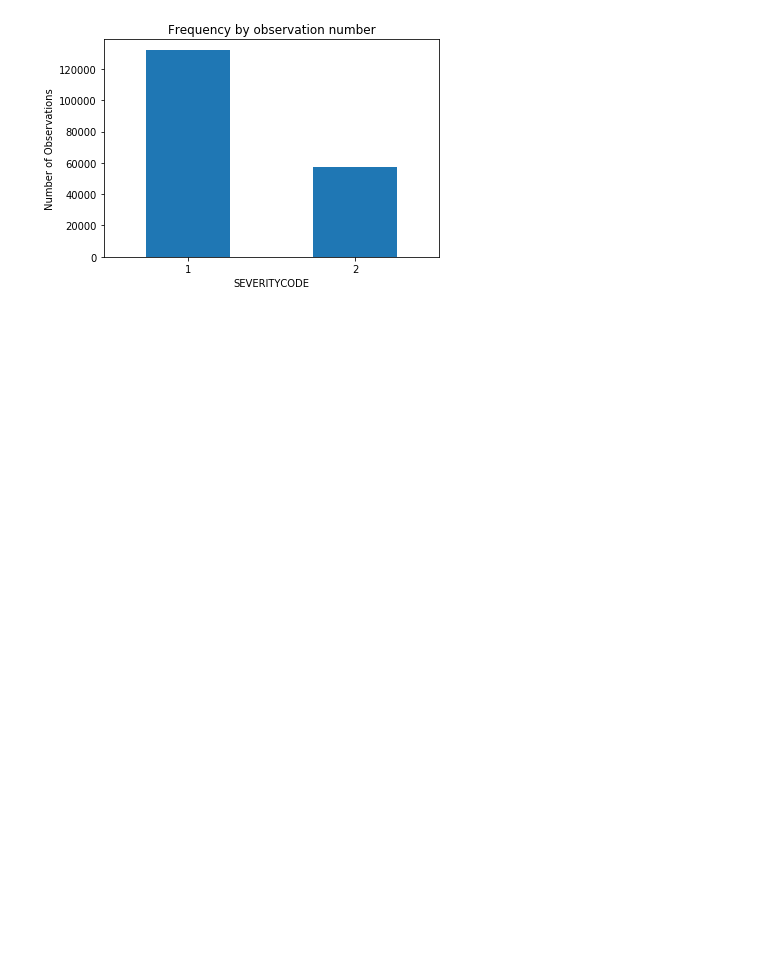
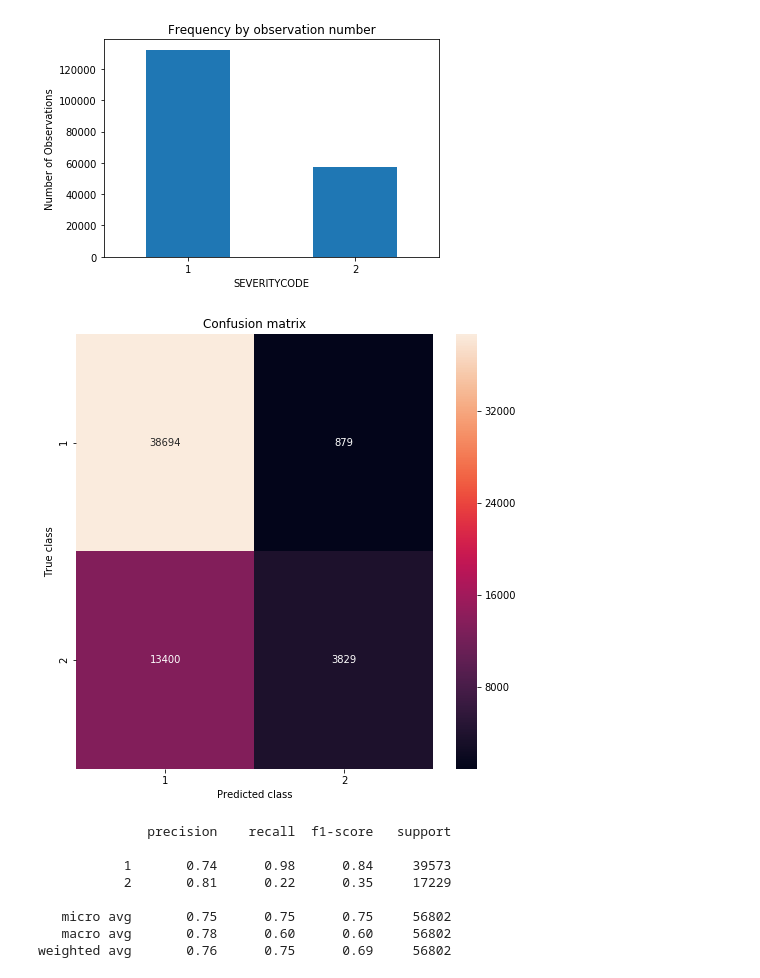
Before and after one commit to leaenbinario/Coursera_Capstone, a Jupyter notebook: Coursera_Capstone.ipynb, the cells around one changed output. Cells and saved outputs as stored; diff of their text form; code cells hidden in the pictures; blank space fills up the shorter version.

```diff
--- a/Coursera_Capstone.ipynb
+++ b/Coursera_Capstone.ipynb
@@ -166,3 +170,42 @@ plt.xlabel("SEVERITYCODE")
 plt.ylabel("Number of Observations");
 # %% [output]
 [figure]
+# %%
+#Testing basemodel with Logistic Regression
+#define labels and features
+y = sdf['SEVERITYCODE']
+X = sdf.drop('SEVERITYCODE', axis=1)
+#Set test training
+X_train, X_test, y_train, y_test = train_test_split(X, y, train_size=0.7)
+
+#function
+def run_model(X_train, X_test, y_train, y_test):
+    clf_base = LogisticRegression(C=1.0,penalty='l2',random_state=1,solver="newton-cg")
+    clf_base.fit(X_train, y_train)
+    return clf_base
+ #executing basemodel
+model = run_model(X_train, X_test, y_train, y_test)
+
+#definimos funciona para mostrar los resultados
+def mostrar_resultados(y_test, pred_y):
+    conf_matrix = confusion_matrix(y_test, pred_y)
+    plt.figure(figsize=(8, 8))
+    sns.heatmap(conf_matrix, xticklabels=LABELS, yticklabels=LABELS, annot=True, fmt="d");
+    plt.title("Confusion matrix")
+    plt.ylabel('True SeverityCode')
+    plt.xlabel('Predicted class')
+    plt.show()
+    print (classification_report(y_test, pred_y))
+
+pred_y = model.predict(X_test)
+mostrar_resultados(y_test, pred_y)
+# %% [output]
+[figure, added]
+              precision    recall  f1-score   support
+
+           1       0.74      0.98      0.84     39573
+           2       0.81      0.22      0.35     17229
+
+   micro avg       0.75      0.75      0.75     56802
+   macro avg       0.78      0.60      0.60     56802
+weighted avg       0.76      0.75      0.69     56802
```
Also changed, not shown: parts of 9 cells of this notebook.
